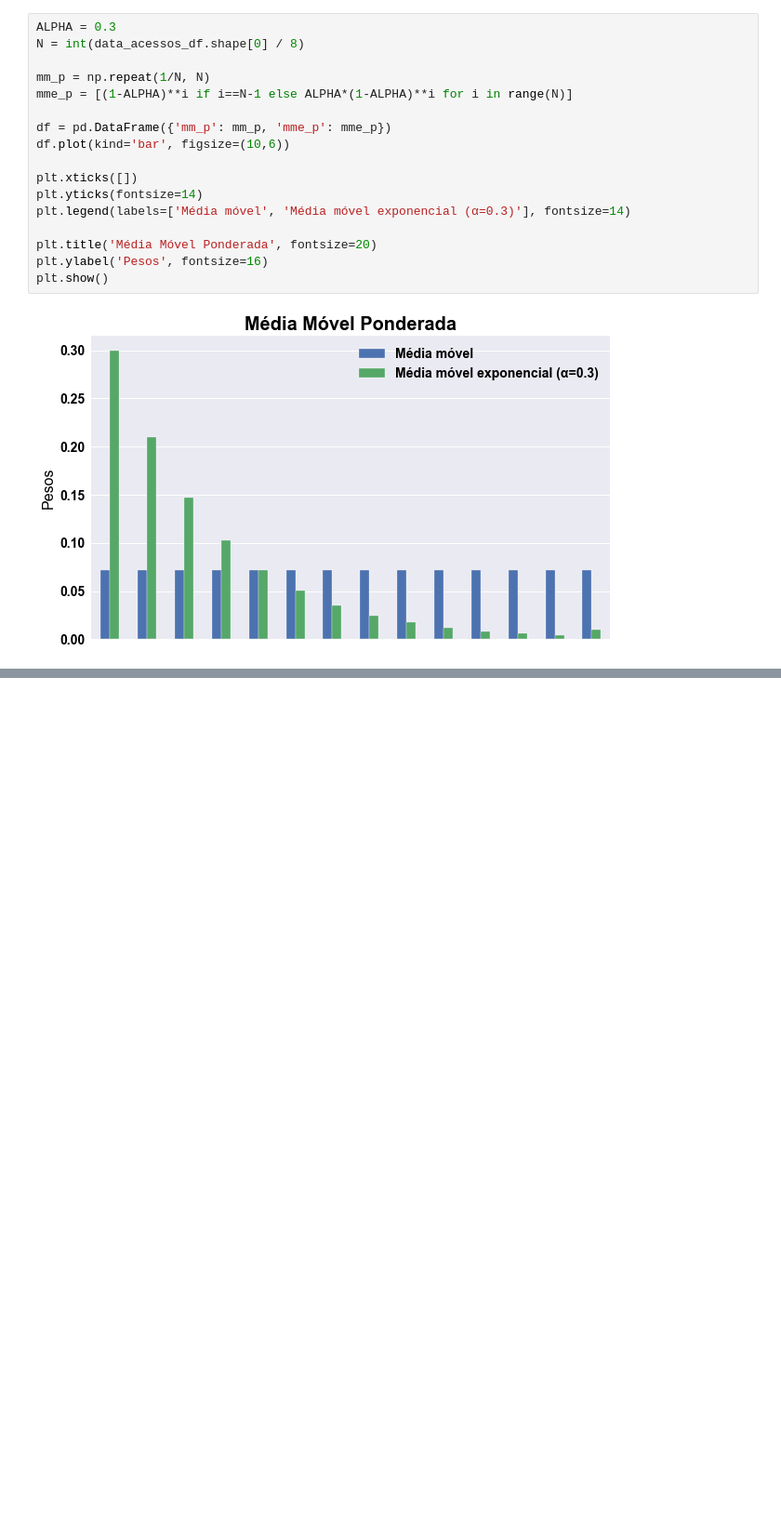
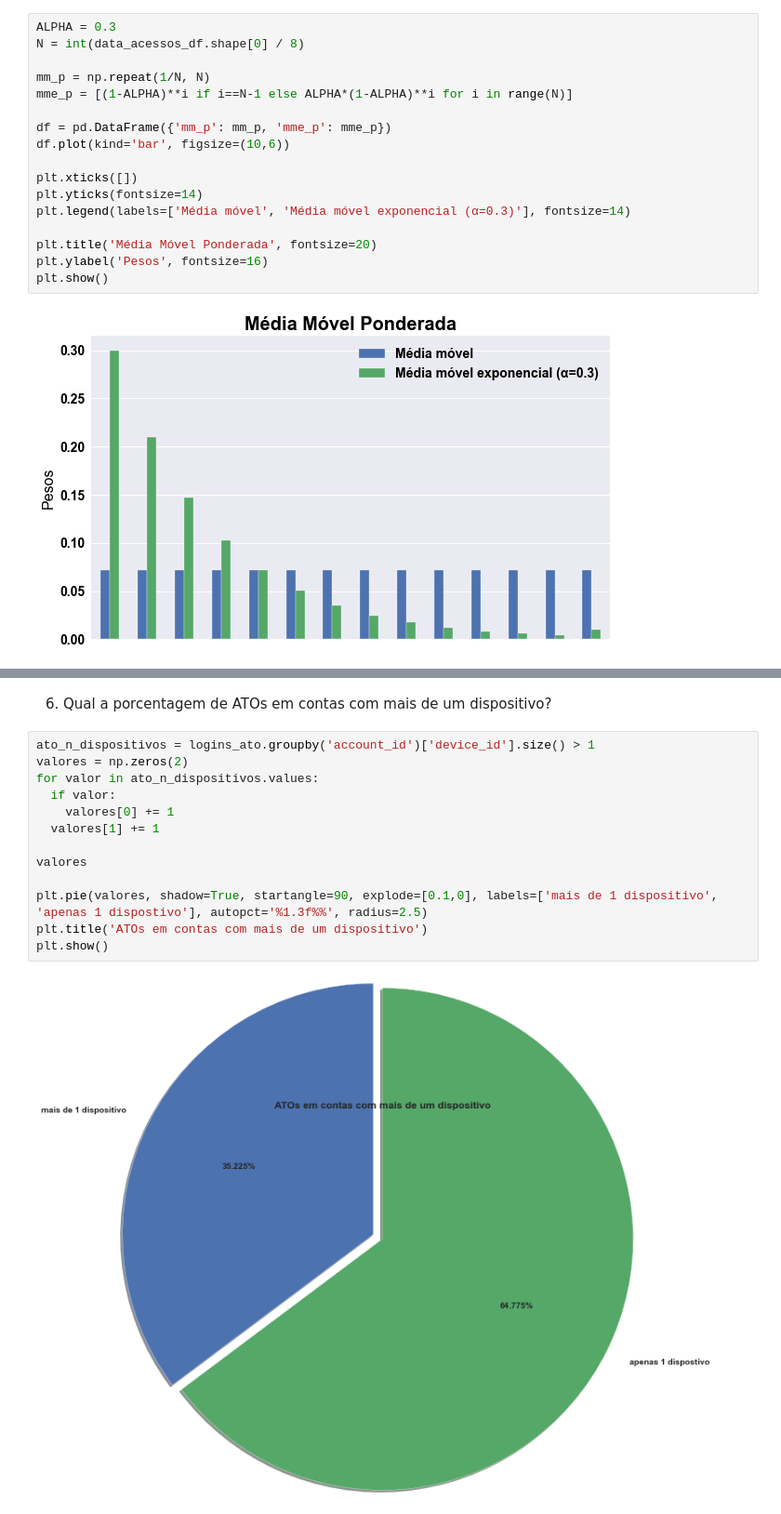
Before and after one commit to pedrosena138/projeto-if997, a Jupyter notebook: Projeto.ipynb, the cells around one changed output, grey strips where cells are left out. Shown: that part at 93% size. Drawn from its saved outputs; the diff is of its cells as text; blank space fills up the shorter version.

```diff
--- a/Projeto.ipynb
+++ b/Projeto.ipynb
@@ -400,0 +371,17 @@ plotlib.show()
+# %% [markdown]
+6. Qual a porcentagem de ATOs em contas com mais de um dispositivo?
+# %%
+ato_n_dispositivos = logins_ato.groupby('account_id')['device_id'].size() > 1
+valores = np.zeros(2)
+for valor in ato_n_dispositivos.values:
+  if valor:
+    valores[0] += 1
+  valores[1] += 1
+
+valores
+
+plt.pie(valores, shadow=True, startangle=90, explode=[0.1,0], labels=['mais de 1 dispositivo', 'apenas 1 dispostivo'], autopct='%1.3f%%', radius=2.5)
+plt.title('ATOs em contas com mais de um dispositivo')
+plt.show()
+# %% [output]
+[figure, added]
```
Also changed, not shown: parts of 21 cells of this notebook.
